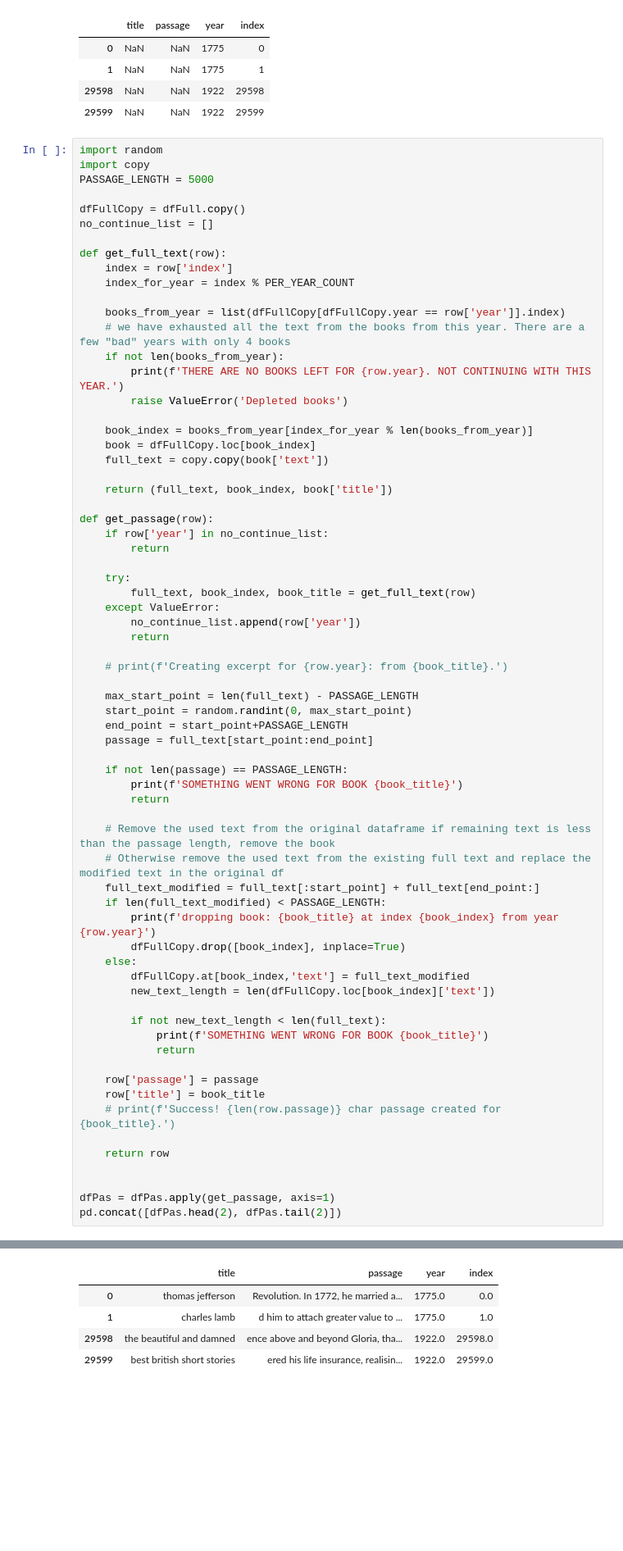
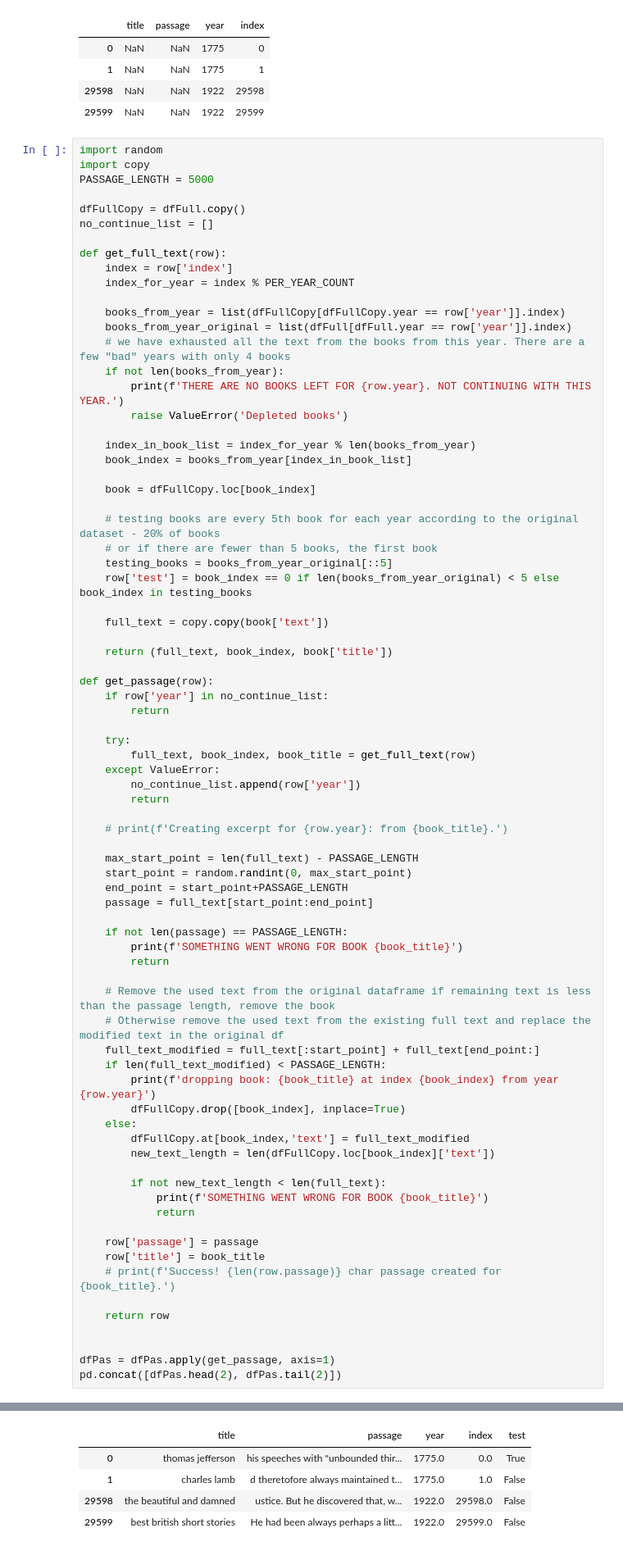
Before and after one commit to ronitronitronit/final, a Jupyter notebook: booksproject.ipynb, the cells around one changed output, grey strips where cells are left out. Shown: that part at 82% size. Cells and saved outputs as stored; diff of their text form; blank space fills up the shorter version.

Commit message:
testing and training sets

```diff
--- a/booksproject.ipynb
+++ b/booksproject.ipynb
@@ -302,13 +302,22 @@ def get_full_text(row):
     index_for_year = index % PER_YEAR_COUNT
 
     books_from_year = list(dfFullCopy[dfFullCopy.year == row['year']].index)
+    books_from_year_original = list(dfFull[dfFull.year == row['year']].index)
     # we have exhausted all the text from the books from this year. There are a few "bad" years with only 4 books
     if not len(books_from_year):
         print(f'THERE ARE NO BOOKS LEFT FOR {row.year}. NOT CONTINUING WITH THIS YEAR.')
         raise ValueError('Depleted books')
 
-    book_index = books_from_year[index_for_year % len(books_from_year)]
+    index_in_book_list = index_for_year % len(books_from_year)
+    book_index = books_from_year[index_in_book_list]
+
     book = dfFullCopy.loc[book_index]
+
+    # testing books are every 5th book for each year according to the original dataset - 20% of books
+    # or if there are fewer than 5 books, the first book
+    testing_books = books_from_year_original[::5]
+    row['test'] = book_index == 0 if len(books_from_year_original) < 5 else book_index in testing_books
+
     full_text = copy.copy(book['text'])
 
     return (full_text, book_index, book['title'])
@@ -348,38 +357,38 @@ def get_passage(row):
             print(f'SOMETHING WENT WRONG FOR BOOK {book_title}')
             return
 
     row['passage'] = passage
     row['title'] = book_title
     # print(f'Success! {len(row.passage)} char passage created for {book_title}.')
 
     return row
 
 
 dfPas = dfPas.apply(get_passage, axis=1)
 pd.concat([dfPas.head(2), dfPas.tail(2)])
 # %% [output]
 dropping book: st patricks day at index 10381 from year 1775
 dropping book: the duenna at index 10433 from year 1775
 dropping book: le nouveau dictionnaire at index 5891 from year 1776
 dropping book: prisoners of the revolution at index 9467 from year 1776
 dropping book: faithfully yours at index 5408 from year 1777
 dropping book: dominica at index 5675 from year 1777
 dropping book: aslaugas knight at index 6720 from year 1777
 dropping book: proeve van kleine gedigten at index 2602 from year 1778
 dropping book: proeve van kleine gedigten at index 3600 from year 1778
 dropping book: percy at index 7675 from year 1778
 dropping book: logbook of timothy boardman at index 5929 from year 1778
 dropping book: edouard at index 6189 from year 1778
 ... (136 lines left out)
 dropping book: the boatswains mate at index 452 from year 1854
 dropping book: operation earthworm at index 7125 from year 1858
 dropping book: sonetos de anthero at index 6027 from year 1861
 dropping book: the nuts of knowledge at index 2442 from year 1867
-|  | title | passage | year | index |
-| 0 | thomas jefferson | Revolution. In 1772, he married a... | 1775.0 | 0.0 |
-| 1 | charles lamb | d him to attach greater value to ... | 1775.0 | 1.0 |
-| 29598 | the beautiful and damned | ence above and beyond Gloria, tha... | 1922.0 | 29598.0 |
-| 29599 | best british short stories | ered his life insurance, realisin... | 1922.0 | 29599.0 |
+|  | title | passage | year | index | test |
+| 0 | thomas jefferson | his speeches with "unbounded thir... | 1775.0 | 0.0 | True |
+| 1 | charles lamb | d theretofore always maintained t... | 1775.0 | 1.0 | False |
+| 29598 | the beautiful and damned | ustice. But he discovered that, w... | 1922.0 | 29598.0 | False |
+| 29599 | best british short stories | He had been always perhaps a litt... | 1922.0 | 29599.0 | False |
 # %% [markdown]
 All of the years are evenly distributed, except for three years that had very sparse data - less than four books each. 1781 only has 77 instances, 1791 only 87 instances, and 1784 has 166. This may yield less exact results for these years. In general, pre-1825 results will be worse than post-1825 as the amount of books available is relatively low for these years, meaning that there is less variety of examples of each year's text.
 # %%
```
Also changed, not shown: parts of 6 cells of this notebook, 2 other files.
